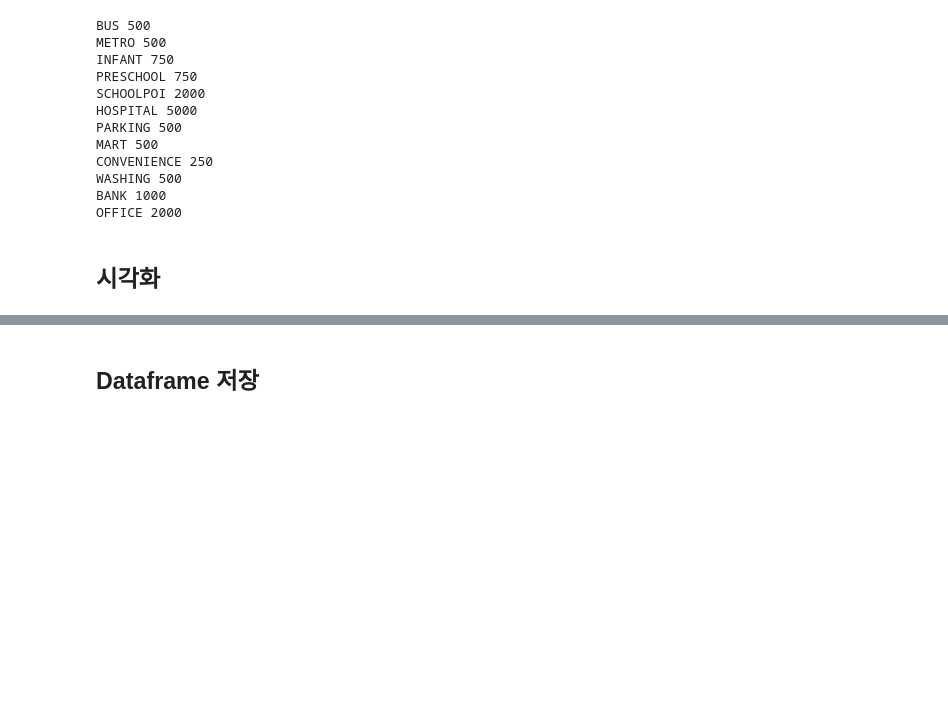
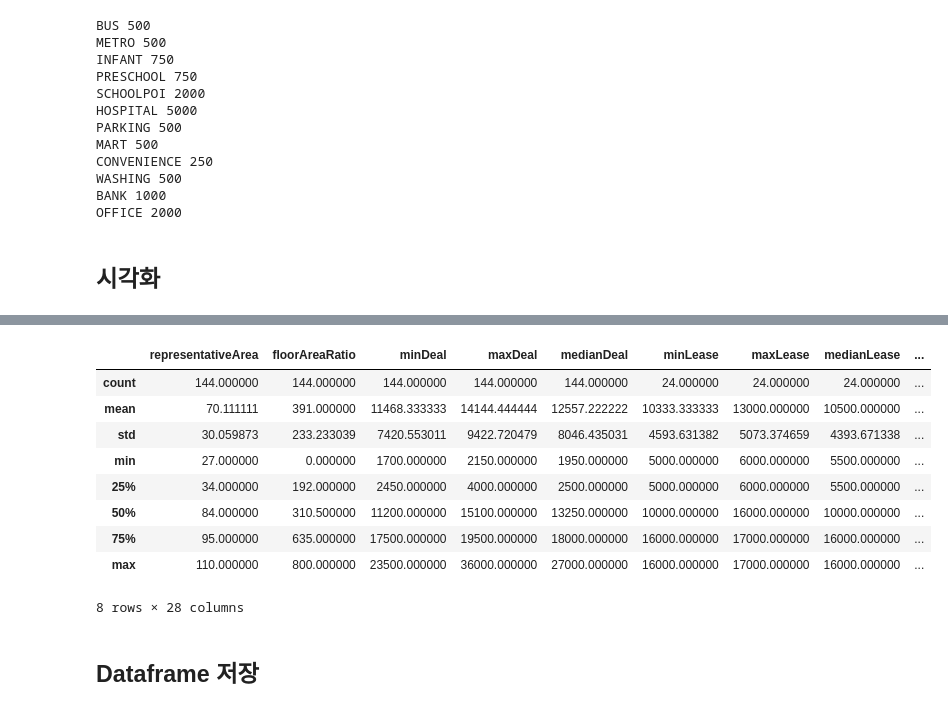
Before and after one commit to ByungJin-Lee/NaverRealEstateHavester, a Jupyter notebook: Crawling.ipynb, the cells around one changed output, grey strips where cells are left out. Drawn from its saved outputs; the diff is of its cells as text; code cells hidden in the pictures; blank space fills up the shorter version.

```diff
--- a/Crawling.ipynb
+++ b/Crawling.ipynb
@@ -162,3 +165,16 @@ nei_df.describe() # 편의시설 접근도
+# %%
+total_df.describe()
+# %% [output]
+|  | representativeArea | floorAreaRatio | minDeal | maxDeal | medianDeal | minLease | maxLease | medianLease | ... |
+| count | 144.000000 | 144.000000 | 144.000000 | 144.000000 | 144.000000 | 24.000000 | 24.000000 | 24.000000 | ... |
+| mean | 70.111111 | 391.000000 | 11468.333333 | 14144.444444 | 12557.222222 | 10333.333333 | 13000.000000 | 10500.000000 | ... |
+| std | 30.059873 | 233.233039 | 7420.553011 | 9422.720479 | 8046.435031 | 4593.631382 | 5073.374659 | 4393.671338 | ... |
+| min | 27.000000 | 0.000000 | 1700.000000 | 2150.000000 | 1950.000000 | 5000.000000 | 6000.000000 | 5500.000000 | ... |
+| 25% | 34.000000 | 192.000000 | 2450.000000 | 4000.000000 | 2500.000000 | 5000.000000 | 6000.000000 | 5500.000000 | ... |
+| 50% | 84.000000 | 310.500000 | 11200.000000 | 15100.000000 | 13250.000000 | 10000.000000 | 16000.000000 | 10000.000000 | ... |
+| 75% | 95.000000 | 635.000000 | 17500.000000 | 19500.000000 | 18000.000000 | 16000.000000 | 17000.000000 | 16000.000000 | ... |
+| max | 110.000000 | 800.000000 | 23500.000000 | 36000.000000 | 27000.000000 | 16000.000000 | 17000.000000 | 16000.000000 | ... |
+8 rows × 28 columns
 # %% [markdown]
 ## Dataframe 저장
 # %%
```
Also changed, not shown: parts of 9 cells of this notebook, 3 other files.
